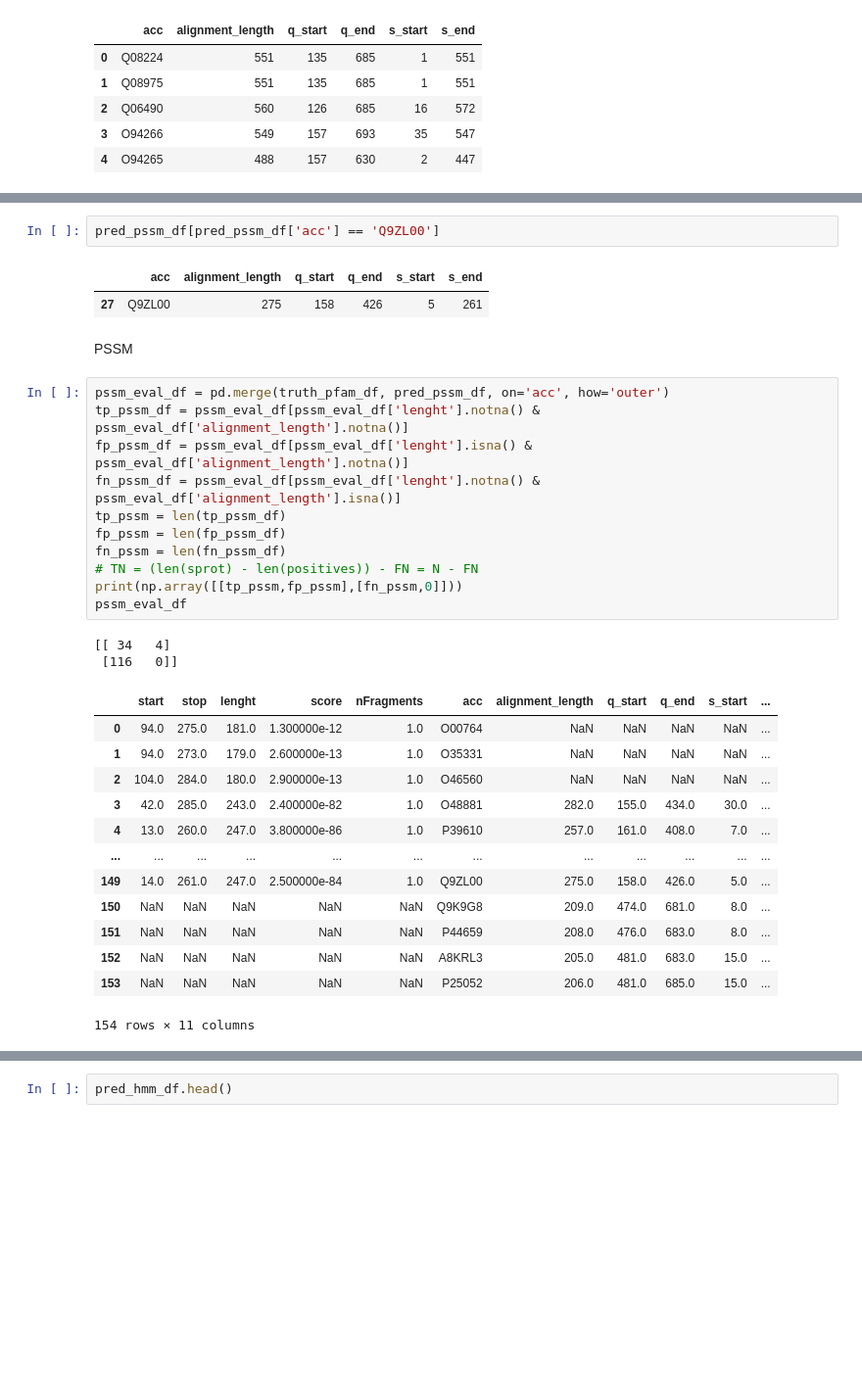
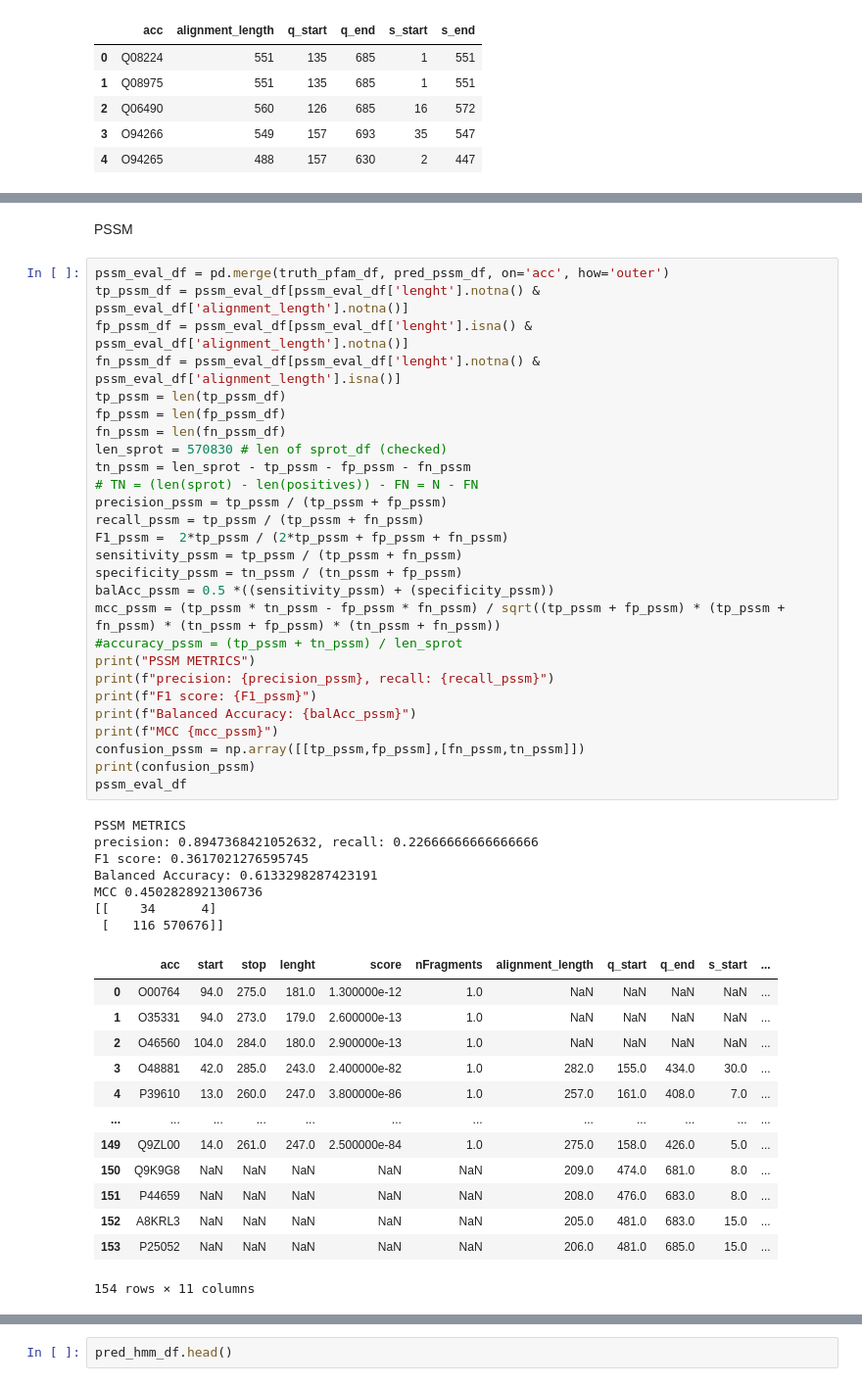
Before and after one commit to marcouderzo/BioData-PdxK-ThiD-FamilyModel, a Jupyter notebook: family.ipynb, the cells around one changed output, grey strips where cells are left out. Shown at 98% size. Cells and saved outputs as stored; diff of their text form; blank space fills up the shorter version.

```diff
--- a/family.ipynb
+++ b/family.ipynb
@@ -274,34 +279,50 @@ truth_pfam_df.head()
-# %%
-pred_pssm_df[pred_pssm_df['acc'] == 'Q9ZL00']
-# %% [output]
-|  | acc | alignment_length | q_start | q_end | s_start | s_end |
-| 27 | Q9ZL00 | 275 | 158 | 426 | 5 | 261 |
 # %% [markdown]
 PSSM
 # %%
 pssm_eval_df = pd.merge(truth_pfam_df, pred_pssm_df, on='acc', how='outer')
 tp_pssm_df = pssm_eval_df[pssm_eval_df['lenght'].notna() & pssm_eval_df['alignment_length'].notna()]
 fp_pssm_df = pssm_eval_df[pssm_eval_df['lenght'].isna() & pssm_eval_df['alignment_length'].notna()]
 fn_pssm_df = pssm_eval_df[pssm_eval_df['lenght'].notna() & pssm_eval_df['alignment_length'].isna()]
 tp_pssm = len(tp_pssm_df)
 fp_pssm = len(fp_pssm_df)
 fn_pssm = len(fn_pssm_df)
+len_sprot = 570830 # len of sprot_df (checked)
+tn_pssm = len_sprot - tp_pssm - fp_pssm - fn_pssm
 # TN = (len(sprot) - len(positives)) - FN = N - FN
-print(np.array([[tp_pssm,fp_pssm],[fn_pssm,0]]))
+precision_pssm = tp_pssm / (tp_pssm + fp_pssm)
+recall_pssm = tp_pssm / (tp_pssm + fn_pssm)
+F1_pssm =  2*tp_pssm / (2*tp_pssm + fp_pssm + fn_pssm)
+sensitivity_pssm = tp_pssm / (tp_pssm + fn_pssm)
+specificity_pssm = tn_pssm / (tn_pssm + fp_pssm)
+balAcc_pssm = 0.5 *((sensitivity_pssm) + (specificity_pssm))
+mcc_pssm = (tp_pssm * tn_pssm - fp_pssm * fn_pssm) / sqrt((tp_pssm + fp_pssm) * (tp_pssm + fn_pssm) * (tn_pssm + fp_pssm) * (tn_pssm + fn_pssm))
+#accuracy_pssm = (tp_pssm + tn_pssm) / len_sprot
+print("PSSM METRICS")
+print(f"precision: {precision_pssm}, recall: {recall_pssm}")
+print(f"F1 score: {F1_pssm}")
+print(f"Balanced Accuracy: {balAcc_pssm}")
+print(f"MCC {mcc_pssm}")
+confusion_pssm = np.array([[tp_pssm,fp_pssm],[fn_pssm,tn_pssm]])
+print(confusion_pssm)
 pssm_eval_df
 # %% [output]
-[[ 34   4]
- [116   0]]
+PSSM METRICS
+precision: 0.8947368421052632, recall: 0.22666666666666666
+F1 score: 0.3617021276595745
+Balanced Accuracy: 0.6133298287423191
+MCC 0.4502828921306736
+[[    34      4]
+ [   116 570676]]
-|  | start | stop | lenght | score | nFragments | acc | alignment_length | q_start | q_end | s_start | ... |
-| 0 | 94.0 | 275.0 | 181.0 | 1.300000e-12 | 1.0 | O00764 | NaN | NaN | NaN | NaN | ... |
-| 1 | 94.0 | 273.0 | 179.0 | 2.600000e-13 | 1.0 | O35331 | NaN | NaN | NaN | NaN | ... |
-| 2 | 104.0 | 284.0 | 180.0 | 2.900000e-13 | 1.0 | O46560 | NaN | NaN | NaN | NaN | ... |
-| 3 | 42.0 | 285.0 | 243.0 | 2.400000e-82 | 1.0 | O48881 | 282.0 | 155.0 | 434.0 | 30.0 | ... |
-| 4 | 13.0 | 260.0 | 247.0 | 3.800000e-86 | 1.0 | P39610 | 257.0 | 161.0 | 408.0 | 7.0 | ... |
+|  | acc | start | stop | lenght | score | nFragments | alignment_length | q_start | q_end | s_start | ... |
+| 0 | O00764 | 94.0 | 275.0 | 181.0 | 1.300000e-12 | 1.0 | NaN | NaN | NaN | NaN | ... |
+| 1 | O35331 | 94.0 | 273.0 | 179.0 | 2.600000e-13 | 1.0 | NaN | NaN | NaN | NaN | ... |
+| 2 | O46560 | 104.0 | 284.0 | 180.0 | 2.900000e-13 | 1.0 | NaN | NaN | NaN | NaN | ... |
+| 3 | O48881 | 42.0 | 285.0 | 243.0 | 2.400000e-82 | 1.0 | 282.0 | 155.0 | 434.0 | 30.0 | ... |
+| 4 | P39610 | 13.0 | 260.0 | 247.0 | 3.800000e-86 | 1.0 | 257.0 | 161.0 | 408.0 | 7.0 | ... |
 | ... | ... | ... | ... | ... | ... | ... | ... | ... | ... | ... | ... |
-| 149 | 14.0 | 261.0 | 247.0 | 2.500000e-84 | 1.0 | Q9ZL00 | 275.0 | 158.0 | 426.0 | 5.0 | ... |
-| 150 | NaN | NaN | NaN | NaN | NaN | Q9K9G8 | 209.0 | 474.0 | 681.0 | 8.0 | ... |
-| 151 | NaN | NaN | NaN | NaN | NaN | P44659 | 208.0 | 476.0 | 683.0 | 8.0 | ... |
-| 152 | NaN | NaN | NaN | NaN | NaN | A8KRL3 | 205.0 | 481.0 | 683.0 | 15.0 | ... |
-| 153 | NaN | NaN | NaN | NaN | NaN | P25052 | 206.0 | 481.0 | 685.0 | 15.0 | ... |
+| 149 | Q9ZL00 | 14.0 | 261.0 | 247.0 | 2.500000e-84 | 1.0 | 275.0 | 158.0 | 426.0 | 5.0 | ... |
+| 150 | Q9K9G8 | NaN | NaN | NaN | NaN | NaN | 209.0 | 474.0 | 681.0 | 8.0 | ... |
+| 151 | P44659 | NaN | NaN | NaN | NaN | NaN | 208.0 | 476.0 | 683.0 | 8.0 | ... |
+| 152 | A8KRL3 | NaN | NaN | NaN | NaN | NaN | 205.0 | 481.0 | 683.0 | 15.0 | ... |
+| 153 | P25052 | NaN | NaN | NaN | NaN | NaN | 206.0 | 481.0 | 685.0 | 15.0 | ... |
 154 rows × 11 columns
```
Also changed, not shown: parts of 123 cells of this notebook.
